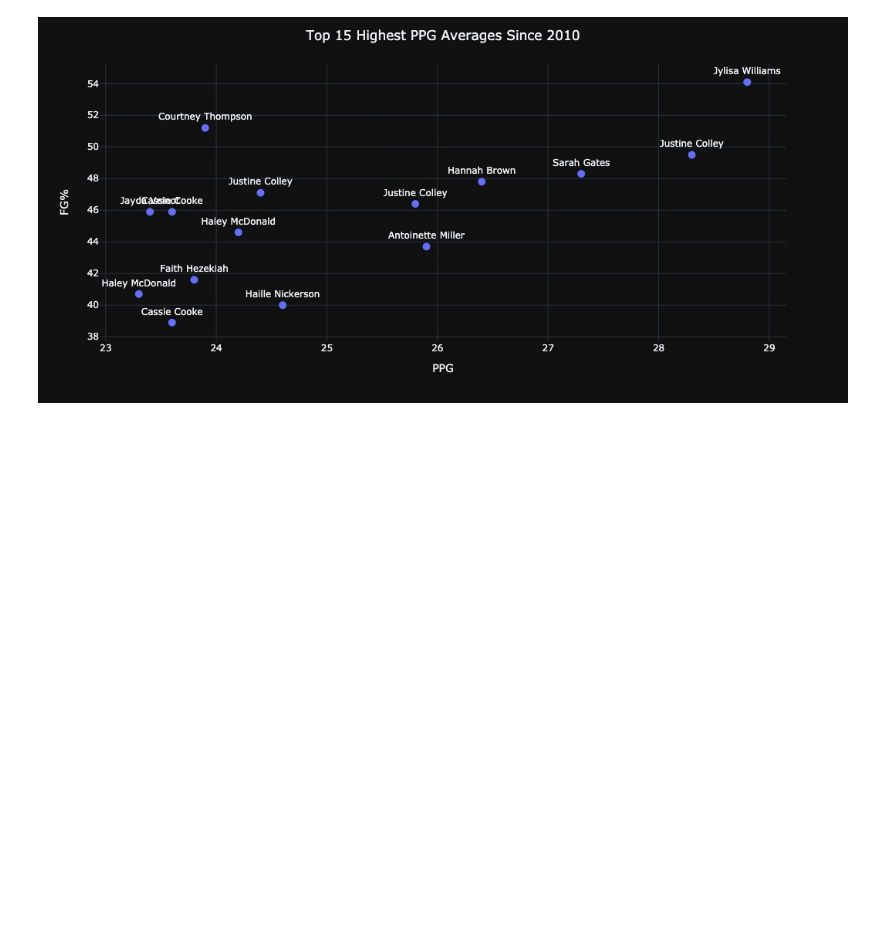
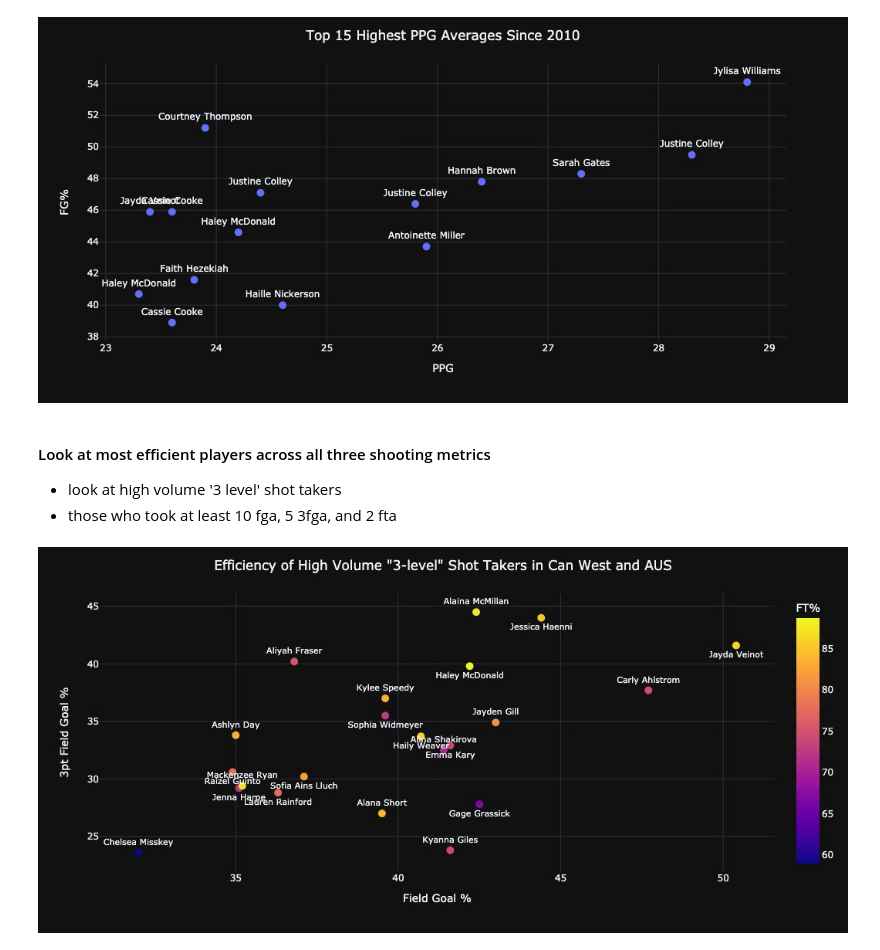
Before and after one commit to emmaritcey/usports_database, a Jupyter notebook: Visualizations_Scoring.ipynb, the cells around one changed output. Saved outputs shown, nothing was run; the diff lists cells and outputs as text; code cells hidden in the pictures; blank space fills up the shorter version.

Commit message:
add team split stats

```diff
--- a/Final_Visualizations_Scoring.ipynb
+++ b/Visualizations_Scoring.ipynb
@@ -5,7 +5,7 @@ import plotly.express as px
 import plotly.graph_objects as go
 
 #connect to database
-pw = "*****"
+pw = "******"
 connection = create_db_connection("localhost", "root", pw, "usports")
 # %% [output]
 MySQL Database connection successful
@@ -685,3 +685,41 @@ fig.show('jpg')
 #fig.write_image("images/top_15_ppg_fg_percent.jpeg", scale=6)
 # %% [output]
 [figure]
+# %% [markdown]
+#### Look at most efficient players across all three shooting metrics
+- look at high volume '3 level' shot takers
+- those who took at least 10 fga, 5 3fga, and 2 fta
+# %%
+def improve_text_position(x):
+    """ it is more efficient if the x values are sorted """
+    # fix indentation
+    positions = ['top center', 'bottom center']  # you can add more: left center ...
+    return [positions[i % len(positions)] for i in range(len(x))]
+
+q = """
+SELECT fg_percent, fg3_percent, ft_percent, players.name, teams.name
+FROM players
+NATURAL JOIN player_shooting
+NATURAL JOIN player_ballcontrol
+NATURAL JOIN player_info
+JOIN teams ON player_info.team = teams.name
+WHERE games_played > 10 AND season = 2023 AND conference IN ('AUS', 'CANWEST') AND fga >= 10 AND fga3 >= 4 AND fta >= 2
+"""
+result = read_query(connection, q, None)
+result
+df = pd.DataFrame(result, columns=['fg%', 'fg3%', 'ft%', 'player', 'team'])
+df = df.sort_values(by=['fg%'])
+
+
+fig = px.scatter(df, x='fg%', y='fg3%', color='ft%', text='player')
+fig.update_layout(width=1050, height=500, template='plotly_dark',
+                  title='Efficiency of High Volume "3-level" Shot Takers in Can West and AUS',
+                  xaxis_title="Field Goal %", yaxis_title="3pt Field Goal %",
+                  title_x=0.5, coloraxis_colorbar_title_text='FT%')
+fig.update_traces(textfont_size=11, marker=dict(size=10), textposition=improve_text_position(df['fg%']))
+fig.show('jpg')
+
+#save Figure as jpg image
+fig.write_image("images/shooting/high_volume_%_AUS_CW.jpeg", scale=6)
+# %% [output]
+[figure, added]
```
Also changed, not shown: parts of 1 cell of this notebook, 18 other files.
